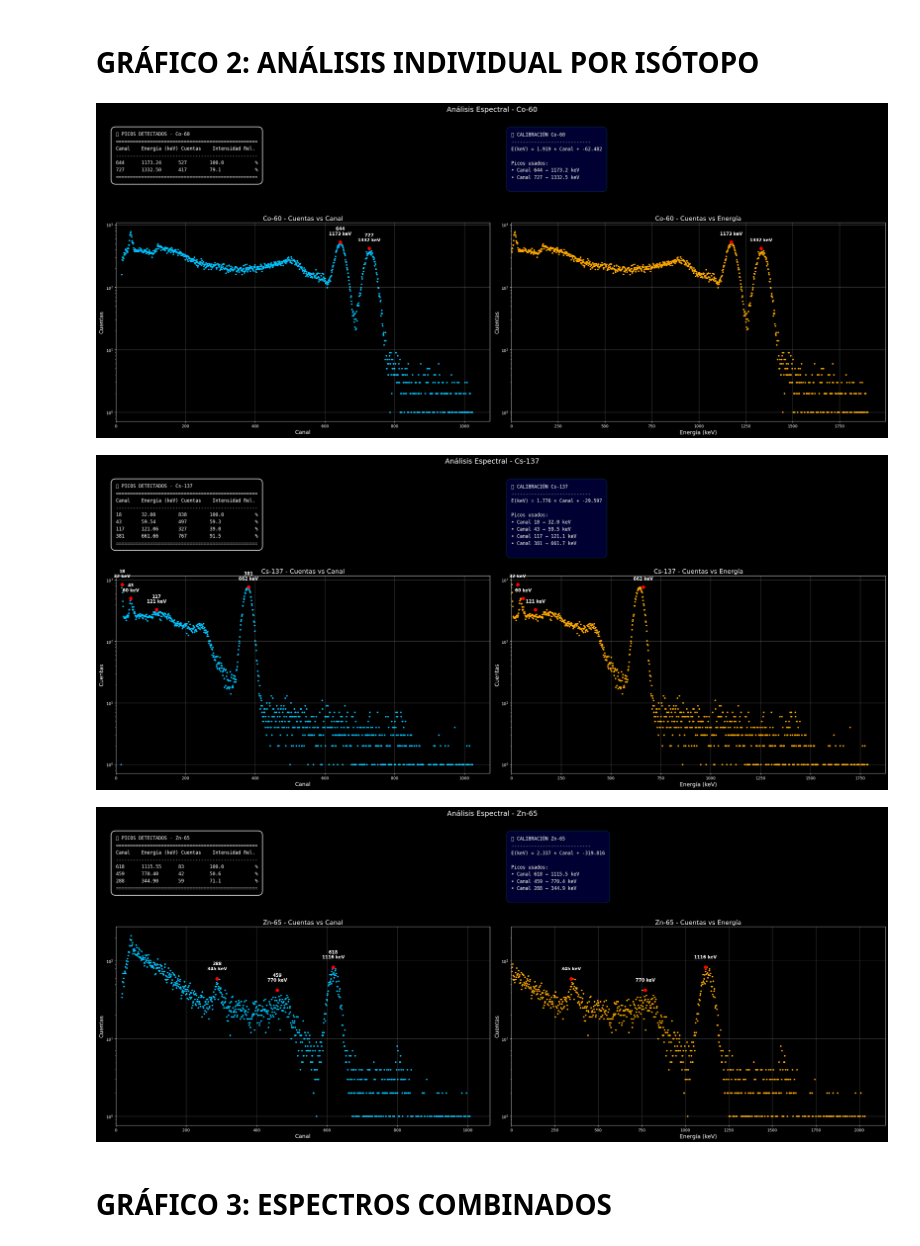
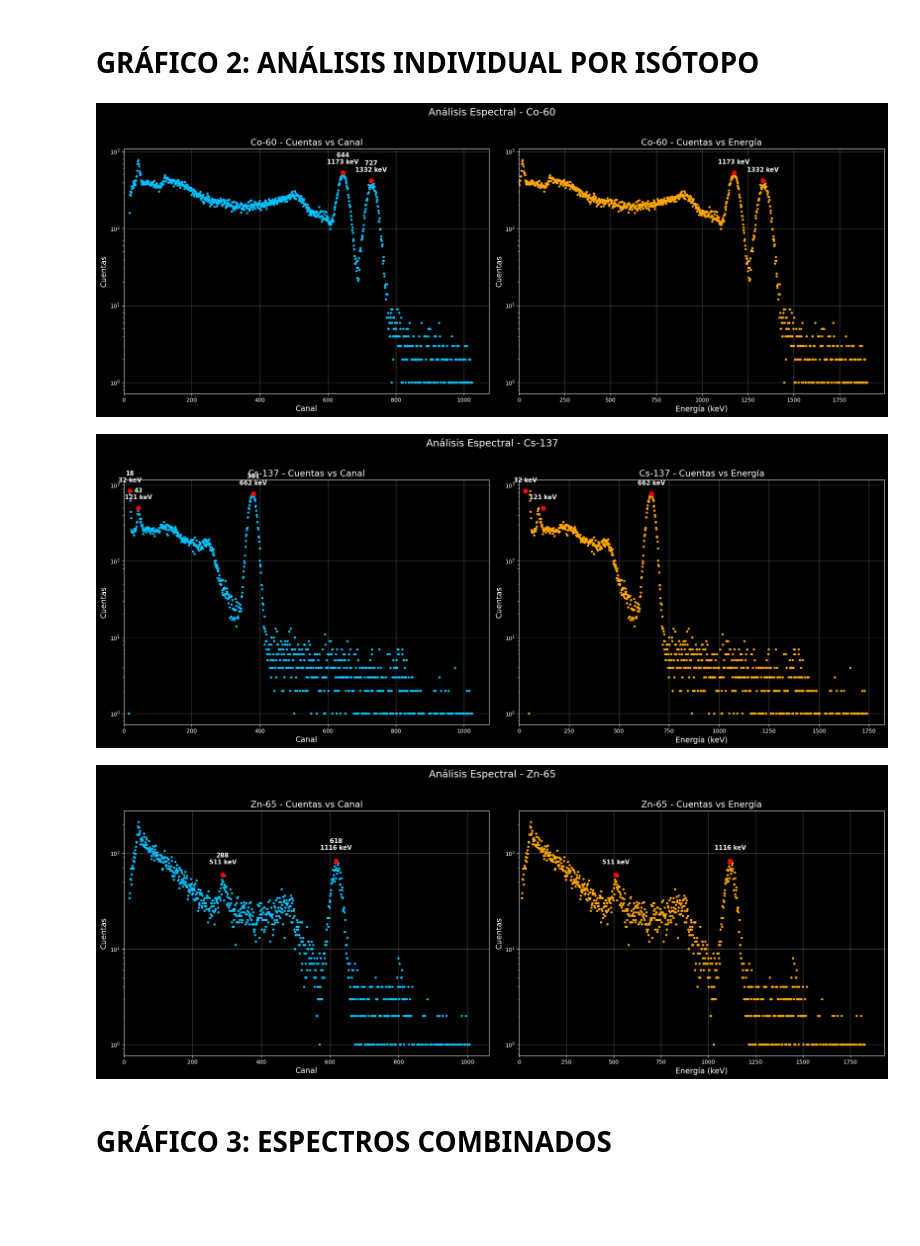
Before and after one commit to joseluis004/PROYECTOS, a Jupyter notebook: Analisis_de_espectros-optimized.ipynb, the cells around one changed output. Saved outputs shown, nothing was run; the diff lists cells and outputs as text; code cells hidden in the pictures; blank space fills up the shorter version.

```diff
--- a/Analisis_de_espectros-optimized.ipynb
+++ b/Analisis_de_espectros-optimized.ipynb
@@ -15,16 +15,16 @@ warnings.filterwarnings('ignore')
 
 # --- Energías gamma conocidas (keV) ---
 energias_referencia = {
-    "Cs-137": [32, 59.537, 121.06, 661.657],
+    "Cs-137": [32, 121.06, 661.657],
     "Co-60": [1173.238, 1332.50],
-    "Zn-65": [1115.546, 770.4, 344.9]
+    "Zn-65": [1115.546, 511]
 }
 
 # --- Picos manuales en canales ---
 picos_canales = {
     "Co-60": [644, 727],
-    "Cs-137": [18, 43, 117, 381],
-    "Zn-65": [618, 459, 288]
+    "Cs-137": [18, 43, 381],
+    "Zn-65": [618, 288]
 }
 
 # --- Archivos CSV ---
@@ -135,77 +135,48 @@ for iso in archivos.keys():
     # Calcular intensidades
     intensidades, intensidades_rel = calcular_intensidades(canales_detectados, cuentas)
 
-    # --- CONFIGURAR GRID 2x2 ---
+    # --- CONFIGURAR FIGURA MÁS ACHATADA ---
     plt.style.use('dark_background')
-    fig = plt.figure(figsize=(28, 12))
-    gs = GridSpec(2, 2, figure=fig, height_ratios=[1, 2.5])
+    fig = plt.figure(figsize=(20, 8))  # Más ancho que alto
 
-    # TABLA ARRIBA IZQUIERDA
-    ax_tabla = fig.add_subplot(gs[0, 0])
-    ax_tabla.axis('off')
-    tabla_texto = f"📊 PICOS DETECTADOS - {iso}\n"
-    tabla_texto += "="*50 + "\n"
-    tabla_texto += f"{'Canal':<8} {'Energía (keV)':<12} {'Cuentas':<10} {'Intensidad Rel.'}\n"
-    tabla_texto += "-"*50 + "\n"
-    for c, e, cuenta, int_rel in zip(canales_detectados, energias_ref, intensidades, intensidades_rel):
-        tabla_texto += f"{c:<8} {e:<12.2f} {cuenta:<10} {int_rel:<15.1f} %\n"
-    tabla_texto += "="*50
-    ax_tabla.text(0.0, 1.0, tabla_texto, fontfamily='monospace', fontsize=12,
-                  verticalalignment='top', linespacing=1.5,
-                  bbox=dict(boxstyle="round,pad=1.0", facecolor='black', alpha=0.8,
-                            edgecolor='white', linewidth=2))
-
-    # CALIBRACIÓN ARRIBA DERECHA
-    ax_calib = fig.add_subplot(gs[0, 1])
-    ax_calib.axis('off')
-    calib_texto = f"🔧 CALIBRACIÓN {iso}\n"
-    calib_texto += "-"*28 + "\n"
-    calib_texto += f"E(keV) = {a:.3f} × Canal + {b:.3f}\n\n"
-    calib_texto += "Picos usados:\n"
-    for c, e in zip(canales_detectados, energias_ref):
-        calib_texto += f"• Canal {c} → {e:.1f} keV\n"
-    ax_calib.text(0.0, 1.0, calib_texto, fontfamily='monospace', fontsize=12,
-                  verticalalignment='top', linespacing=1.5,
-                  bbox=dict(boxstyle="round,pad=1.0", facecolor='blue', alpha=0.2,
-                            edgecolor='cyan', linewidth=1))
-
-    # GRAFICO ABAJO IZQUIERDA: Cuentas vs Canal
-    ax1 = fig.add_subplot(gs[1, 0])
+    # GRAFICO IZQUIERDA: Cuentas vs Canal
+    ax1 = plt.subplot(1, 2, 1)
     ax1.scatter(canales, cuentas, s=10, color='deepskyblue')
     for c, e in zip(canales_detectados, energias_ref):
         y = cuentas[int(c)] if int(c) < len(cuentas) else max(cuentas)
         ax1.plot(c, y, 'ro', markersize=8)
         ax1.text(c, y * 1.3, f"{int(c)}\n{e:.0f} keV", color='white',
                 fontsize=11, ha='center', fontweight='bold')
     ax1.set_xlabel("Canal", fontsize=14)
     ax1.set_ylabel("Cuentas", fontsize=14)
     ax1.set_title(f"{iso} - Cuentas vs Canal", fontsize=16)
     ax1.set_yscale('log')
     ax1.grid(alpha=0.3)
     ax1.set_xlim(0, max(canales) * 1.05)
 
-    # GRAFICO ABAJO DERECHA: Cuentas vs Energía
-    ax2 = fig.add_subplot(gs[1, 1])
+    # GRAFICO DERECHA: Cuentas vs Energía
+    ax2 = plt.subplot(1, 2, 2)
     ax2.scatter(energia, cuentas, s=10, color='orange')
     for c, e in zip(canales_detectados, energias_ref):
         y = cuentas[int(c)] if int(c) < len(cuentas) else max(cuentas)
         ax2.plot(e, y, 'ro', markersize=8)
         ax2.text(e, y * 1.3, f"{e:.0f} keV", color='white',
                 fontsize=11, ha='center', fontweight='bold')
     ax2.set_xlabel("Energía (keV)", fontsize=14)
     ax2.set_ylabel("Cuentas", fontsize=14)
     ax2.set_title(f"{iso} - Cuentas vs Energía", fontsize=16)
     ax2.set_yscale('log')
     ax2.grid(alpha=0.3)
     ax2.set_xlim(0, max(energia) * 1.05)
 
     plt.suptitle(f"Análisis Espectral - {iso}", fontsize=18)
     plt.tight_layout(rect=[0, 0, 1, 0.95])
     plt.show()
+    plt.show()
 # %% [output]
-[figure, old version]
+[figure, new version]
-[figure, old version]
+[figure, new version]
-[figure, old version]
+[figure, new version]
 # %% [markdown]
 # GRÁFICO 3: ESPECTROS COMBINADOS
 # %%
```
Also changed, not shown: parts of 4 cells of this notebook.
